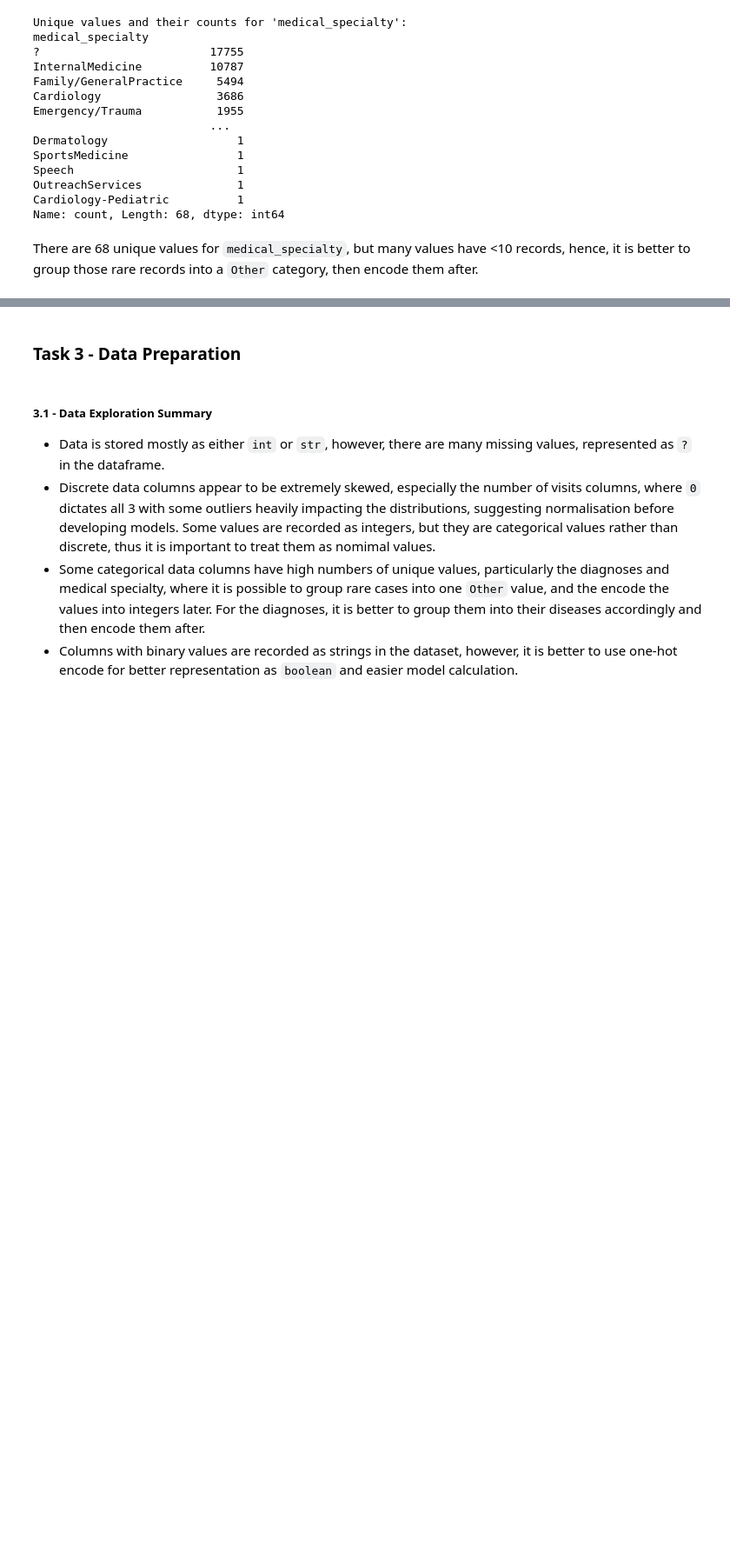
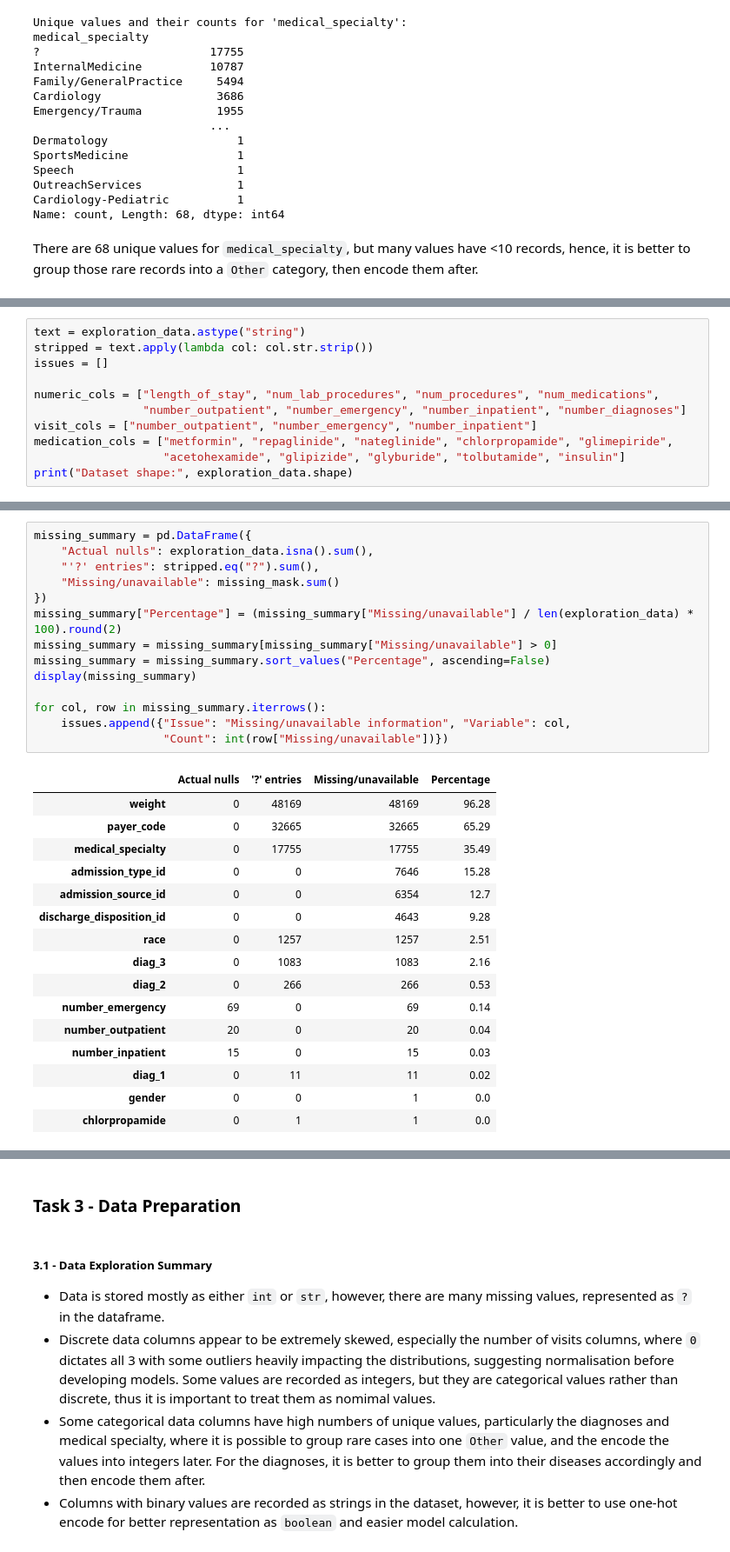
Before and after one commit to hieuphamm135/IFN509-A2, a Jupyter notebook: code.ipynb, the cells around one changed output, grey strips where cells are left out. Shown at 87% size. Saved outputs shown, nothing was run; the diff lists cells and outputs as text; blank space fills up the shorter version.

```diff
--- a/code.ipynb
+++ b/code.ipynb
@@ -426,3 +428,14 @@ For `diag_1`, `diag_2` and `diag_3`, there are more than 650 unique values, howe
 - 140–239       → Neoplasms
 
 This makes the dataset more managable for a predictive model
+# %%
+text = exploration_data.astype("string")
+stripped = text.apply(lambda col: col.str.strip())
+issues = []
+
+numeric_cols = ["length_of_stay", "num_lab_procedures", "num_procedures", "num_medications",
+                "number_outpatient", "number_emergency", "number_inpatient", "number_diagnoses"]
+visit_cols = ["number_outpatient", "number_emergency", "number_inpatient"]
+medication_cols = ["metformin", "repaglinide", "nateglinide", "chlorpropamide", "glimepiride",
+                   "acetohexamide", "glipizide", "glyburide", "tolbutamide", "insulin"]
+print("Dataset shape:", exploration_data.shape)
@@ -428,0 +476,31 @@ This makes the dataset more managable for a predictive model
+# %%
+missing_summary = pd.DataFrame({
+    "Actual nulls": exploration_data.isna().sum(),
+    "'?' entries": stripped.eq("?").sum(),
+    "Missing/unavailable": missing_mask.sum()
+})
+missing_summary["Percentage"] = (missing_summary["Missing/unavailable"] / len(exploration_data) * 100).round(2)
+missing_summary = missing_summary[missing_summary["Missing/unavailable"] > 0]
+missing_summary = missing_summary.sort_values("Percentage", ascending=False)
+display(missing_summary)
+
+for col, row in missing_summary.iterrows():
+    issues.append({"Issue": "Missing/unavailable information", "Variable": col,
+                   "Count": int(row["Missing/unavailable"])})
+# %% [output]
+|  | Actual nulls | '?' entries | Missing/unavailable | Percentage |
+| weight | 0 | 48169 | 48169 | 96.28 |
+| payer_code | 0 | 32665 | 32665 | 65.29 |
+| medical_specialty | 0 | 17755 | 17755 | 35.49 |
+| admission_type_id | 0 | 0 | 7646 | 15.28 |
+| admission_source_id | 0 | 0 | 6354 | 12.7 |
+| discharge_disposition_id | 0 | 0 | 4643 | 9.28 |
+| race | 0 | 1257 | 1257 | 2.51 |
+| diag_3 | 0 | 1083 | 1083 | 2.16 |
+| diag_2 | 0 | 266 | 266 | 0.53 |
+| number_emergency | 69 | 0 | 69 | 0.14 |
+| number_outpatient | 20 | 0 | 20 | 0.04 |
+| number_inpatient | 15 | 0 | 15 | 0.03 |
+| diag_1 | 0 | 11 | 11 | 0.02 |
+| gender | 0 | 0 | 1 | 0.0 |
+| chlorpropamide | 0 | 1 | 1 | 0.0 |
```
Also changed, not shown: parts of 24 cells of this notebook.
